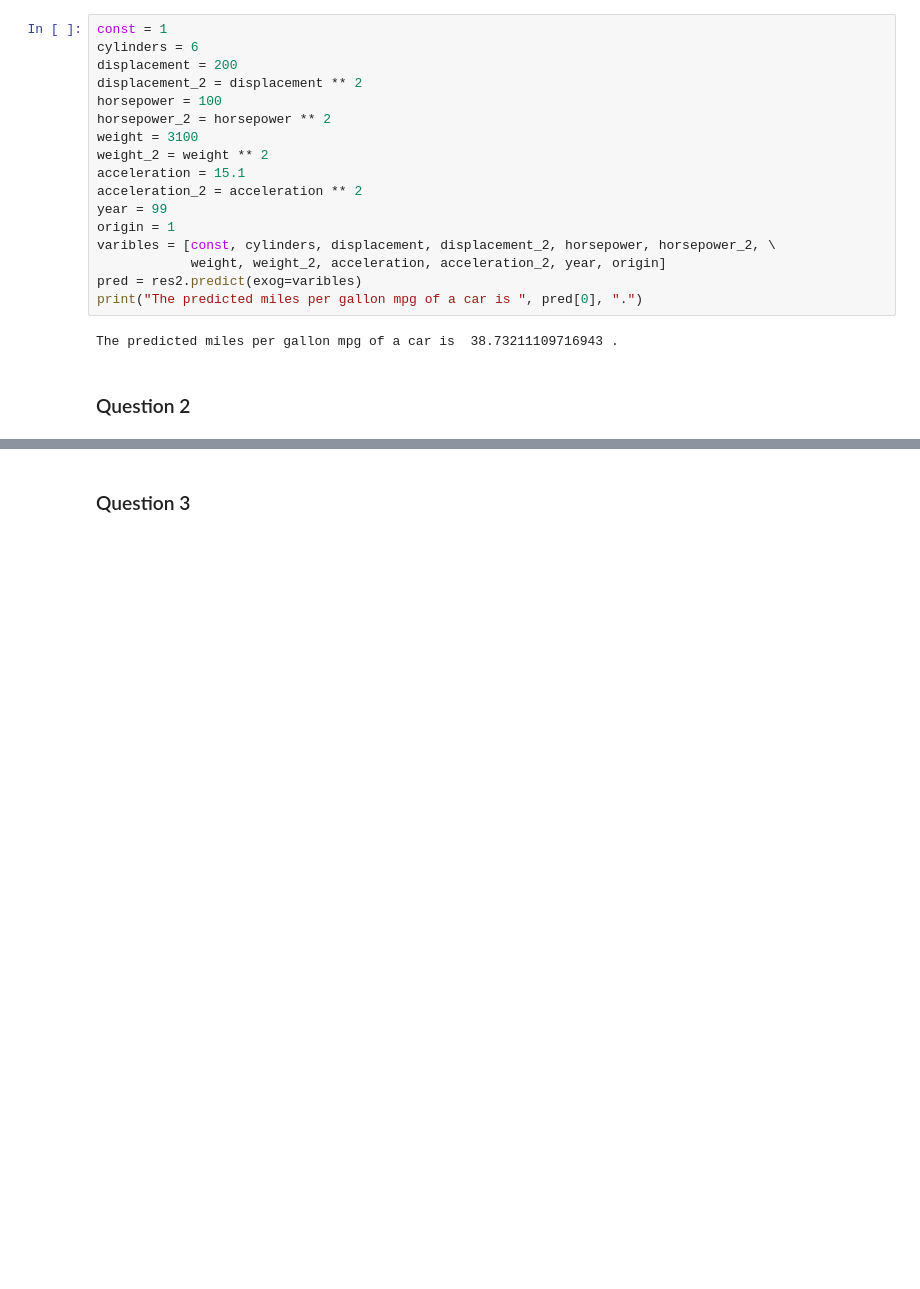
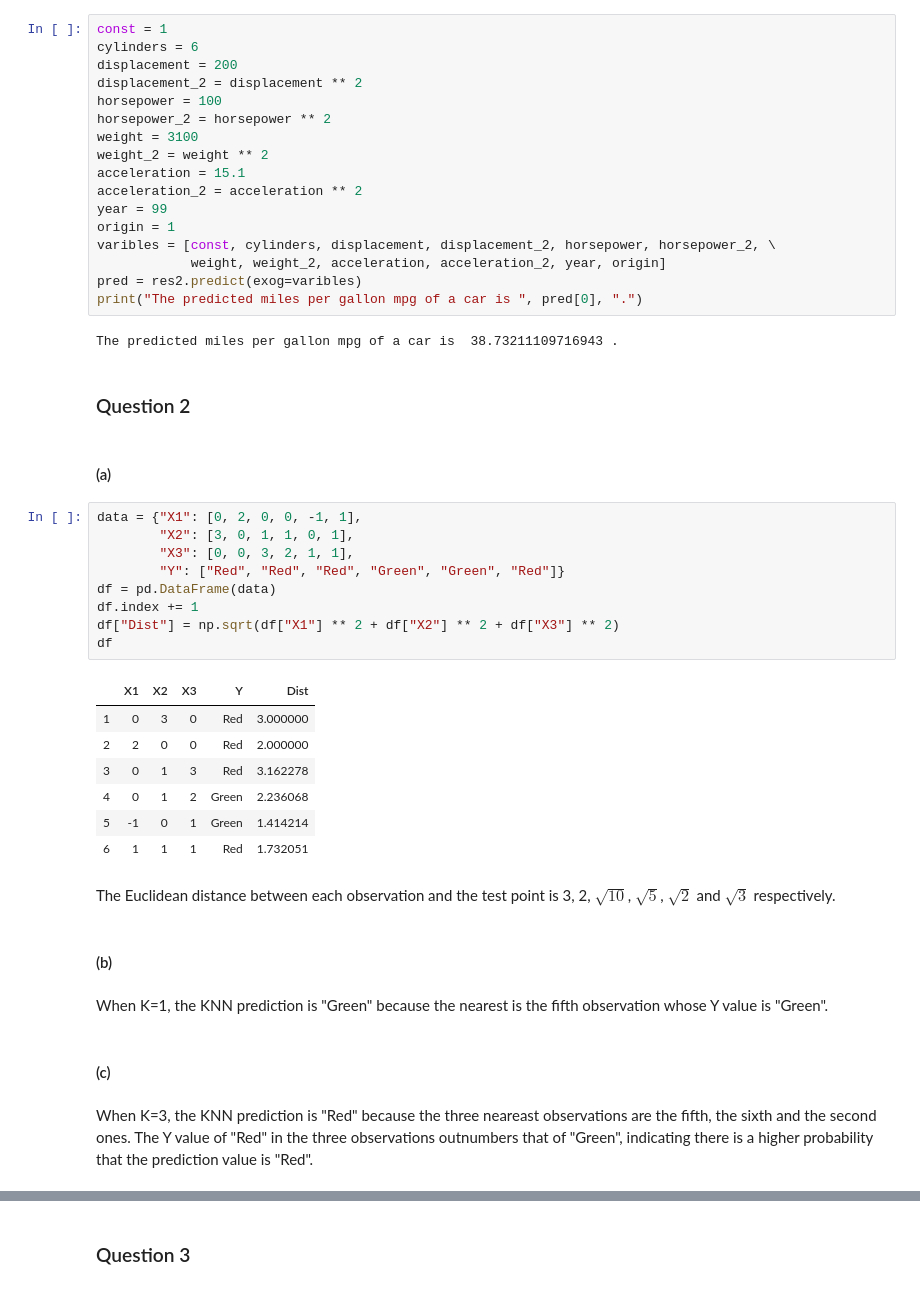
Before and after one commit to linghui-wu/persp-model-econ_w20, a Jupyter notebook: ProblemSets/PS6/PS6_solutions.ipynb, the cells around one changed output, grey strips where cells are left out. Cells and saved outputs as stored; diff of their text form; blank space fills up the shorter version.

```diff
--- a/ProblemSets/PS6/PS6_solutions.ipynb
+++ b/ProblemSets/PS6/PS6_solutions.ipynb
@@ -148,3 +150,32 @@ print("The predicted miles per gallon mpg of a car is ", pred[0], ".")
 The predicted miles per gallon mpg of a car is  38.73211109716943 .
 # %% [markdown]
 ### Question 2
+# %% [markdown]
+#### (a)
+# %%
+data = {"X1": [0, 2, 0, 0, -1, 1],
+        "X2": [3, 0, 1, 1, 0, 1],
+        "X3": [0, 0, 3, 2, 1, 1],
+        "Y": ["Red", "Red", "Red", "Green", "Green", "Red"]}
+df = pd.DataFrame(data)
+df.index += 1
+df["Dist"] = np.sqrt(df["X1"] ** 2 + df["X2"] ** 2 + df["X3"] ** 2)
+df
+# %% [output]
+|  | X1 | X2 | X3 | Y | Dist |
+| 1 | 0 | 3 | 0 | Red | 3.000000 |
+| 2 | 2 | 0 | 0 | Red | 2.000000 |
+| 3 | 0 | 1 | 3 | Red | 3.162278 |
+| 4 | 0 | 1 | 2 | Green | 2.236068 |
+| 5 | -1 | 0 | 1 | Green | 1.414214 |
+| 6 | 1 | 1 | 1 | Red | 1.732051 |
+# %% [markdown]
+The Euclidean distance between each observation and the test point is 3, 2, $\sqrt{10}$, $\sqrt{5}$, $\sqrt{2}$ and $\sqrt{3}$ respectively.
+# %% [markdown]
+#### (b)
+# %% [markdown]
+When K=1, the KNN prediction is "Green" because the nearest is the fifth observation whose Y value is "Green".
+# %% [markdown]
+#### (c)
+# %% [markdown]
+When K=3, the KNN prediction is "Red" because the three neareast observations are the fifth, the sixth and the second ones. The Y value of "Red" in the three observations outnumbers that of "Green", indicating there is a higher probability that the prediction value is "Red".
```
Also changed, not shown: parts of 26 cells of this notebook, 1 other file.
